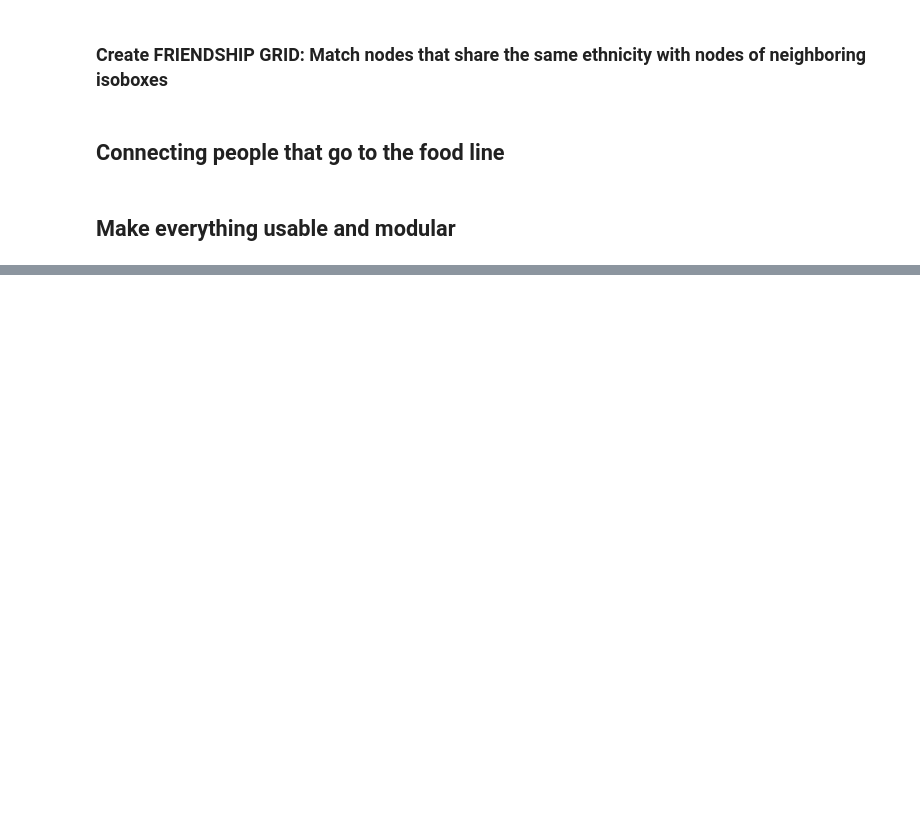
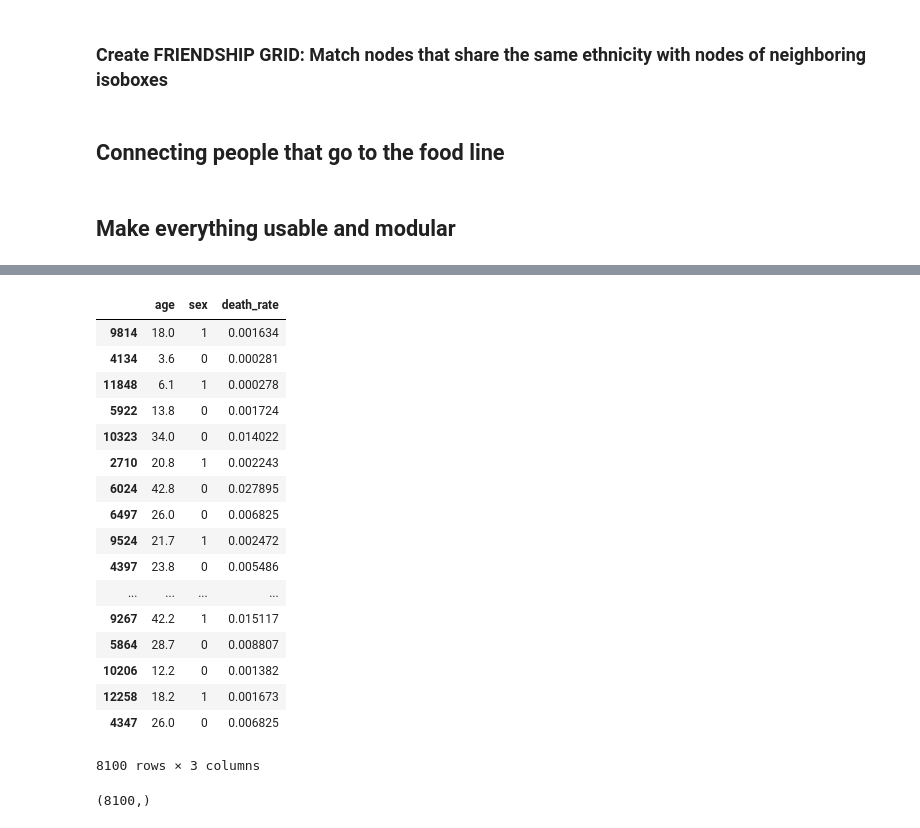
Before and after one commit to AIforGoodSimulator/network-model-python, a Jupyter notebook: NetworkDesign.ipynb, the cells around one changed output, grey strips where cells are left out. Saved outputs shown, nothing was run; the diff lists cells and outputs as text; code cells hidden in the pictures; blank space fills up the shorter version.

```diff
--- a/NetworkDesign.ipynb
+++ b/NetworkDesign.ipynb
@@ -376,0 +384,27 @@ graph.nodes[0]
+# %%
+# Death rate per age calculation - parameters found by fitting a sigmoid curve
+A_MALES = -9.58814632
+B_MALES = 0.61453804
+A_FEMALES = -9.91023535
+B_FEMALES = 0.47451181
+
+def sigmoid(x):
+    return 1 / (1 + np.exp(-x))
+
+def deathrate_male(x):
+    return sigmoid(np.sqrt(x) + A_MALES) * B_MALES
+
+def deathrate_female(x):
+    return sigmoid(np.sqrt(x) + A_FEMALES) * B_FEMALES
+
+def get_deathrate(row):
+    if row["sex"] == 0:
+        return deathrate_male(row["age"])
+
+    else:
+        return deathrate_female(row["age"])
+# %%
+# Dataframe including age (V1) and sex (V2)
+pop_df = pd.read_csv('data/age_and_sex.csv')
+pop_df = pop_df[["V1", "V2"]].rename(columns={"V1": "age", "V2": "sex"})
+pop_df.head()
@@ -376,0 +418,28 @@ graph.nodes[0]
+# %%
+#pop_isoboxes
+pop_df['death_rate'] = pop_df.apply(lambda row: get_deathrate(row), axis=1)
+sample = pop_df.sample(n=pop_isoboxes, random_state=69420)
+sample
+# %% [output]
+|  | age | sex | death_rate |
+| 9814 | 18.0 | 1 | 0.001634 |
+| 4134 | 3.6 | 0 | 0.000281 |
+| 11848 | 6.1 | 1 | 0.000278 |
+| 5922 | 13.8 | 0 | 0.001724 |
+| 10323 | 34.0 | 0 | 0.014022 |
+| 2710 | 20.8 | 1 | 0.002243 |
+| 6024 | 42.8 | 0 | 0.027895 |
+| 6497 | 26.0 | 0 | 0.006825 |
+| 9524 | 21.7 | 1 | 0.002472 |
+| 4397 | 23.8 | 0 | 0.005486 |
+| ... | ... | ... | ... |
+| 9267 | 42.2 | 1 | 0.015117 |
+| 5864 | 28.7 | 0 | 0.008807 |
+| 10206 | 12.2 | 0 | 0.001382 |
+| 12258 | 18.2 | 1 | 0.001673 |
+| 4347 | 26.0 | 0 | 0.006825 |
+8100 rows × 3 columns
+# %%
+sample['death_rate'].values.shape
+# %% [output]
+(8100,)
```
Also changed, not shown: parts of 9 cells of this notebook, 5 other files.
